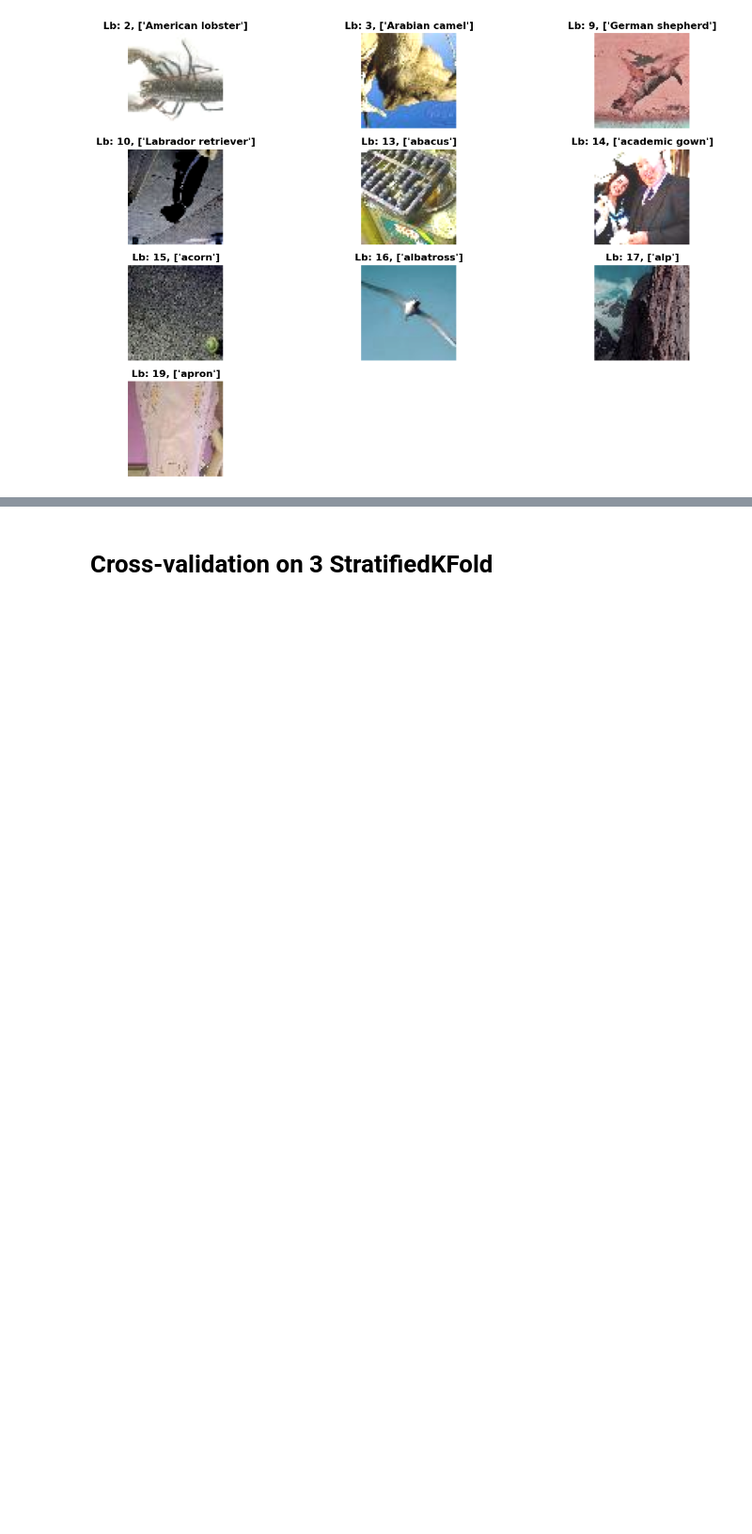
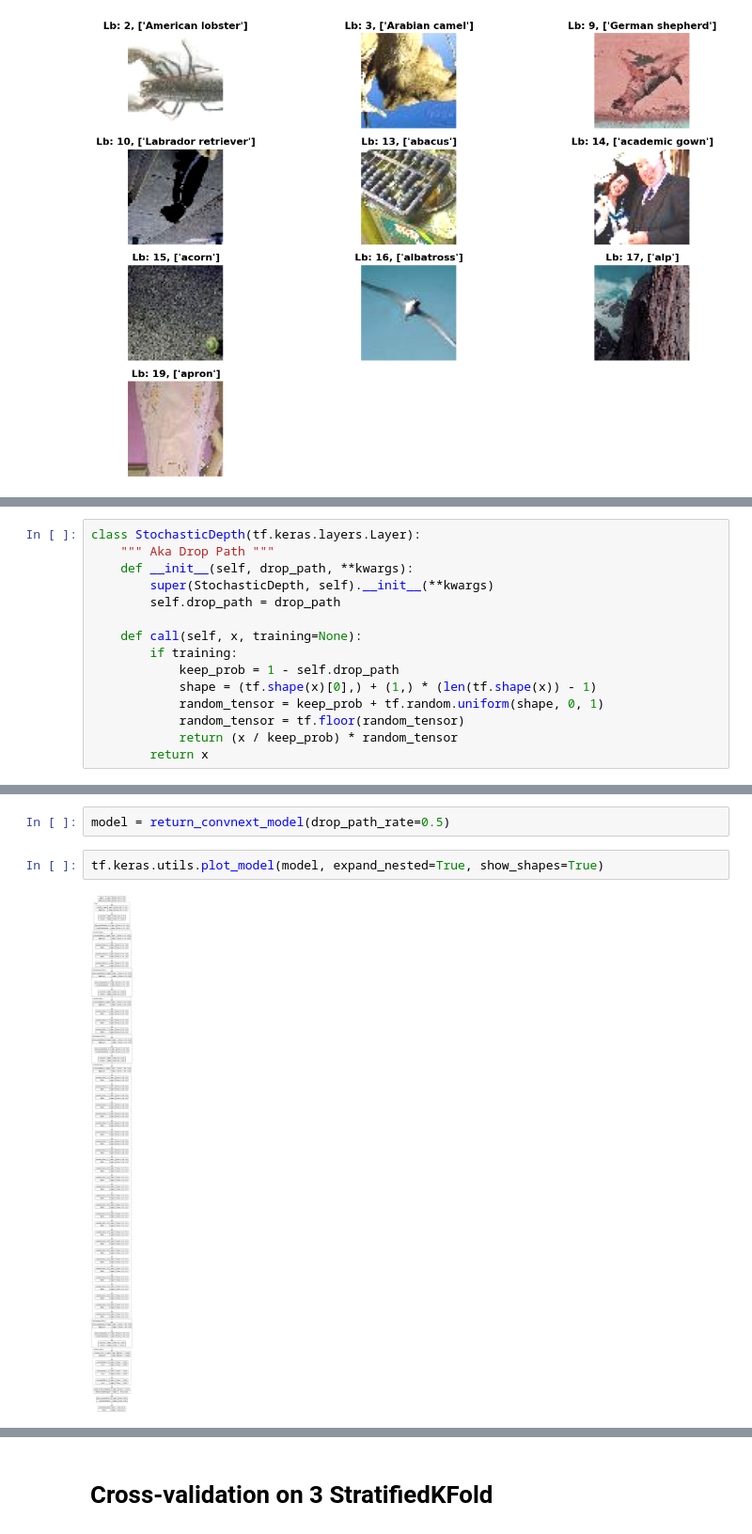
Before and after one commit to danieltar18/cnn-tensorflow, a Jupyter notebook: tiny_imagenet/tiny_imagenet_notebook.ipynb, the cells around one changed output, grey strips where cells are left out. Shown at 94% size. Drawn from its saved outputs; the diff is of its cells as text; blank space fills up the shorter version.

```diff
--- a/tiny_imagenet/tiny_imagenet_notebook.ipynb
+++ b/tiny_imagenet/tiny_imagenet_notebook.ipynb
@@ -295,0 +174,15 @@ model = tf.keras.Sequential([
+# %%
+class StochasticDepth(tf.keras.layers.Layer):
+    """ Aka Drop Path """
+    def __init__(self, drop_path, **kwargs):
+        super(StochasticDepth, self).__init__(**kwargs)
+        self.drop_path = drop_path
+
+    def call(self, x, training=None):
+        if training:
+            keep_prob = 1 - self.drop_path
+            shape = (tf.shape(x)[0],) + (1,) * (len(tf.shape(x)) - 1)
+            random_tensor = keep_prob + tf.random.uniform(shape, 0, 1)
+            random_tensor = tf.floor(random_tensor)
+            return (x / keep_prob) * random_tensor
+        return x
@@ -296 +332,7 @@ model = tf.keras.Sequential([
+# %%
+model = return_convnext_model(drop_path_rate=0.5)
+# %%
+tf.keras.utils.plot_model(model, expand_nested=True, show_shapes=True)
+# %% [output]
+[figure, added]
 # %%
```
Also changed, not shown: parts of 23 cells of this notebook, 1 other file.
